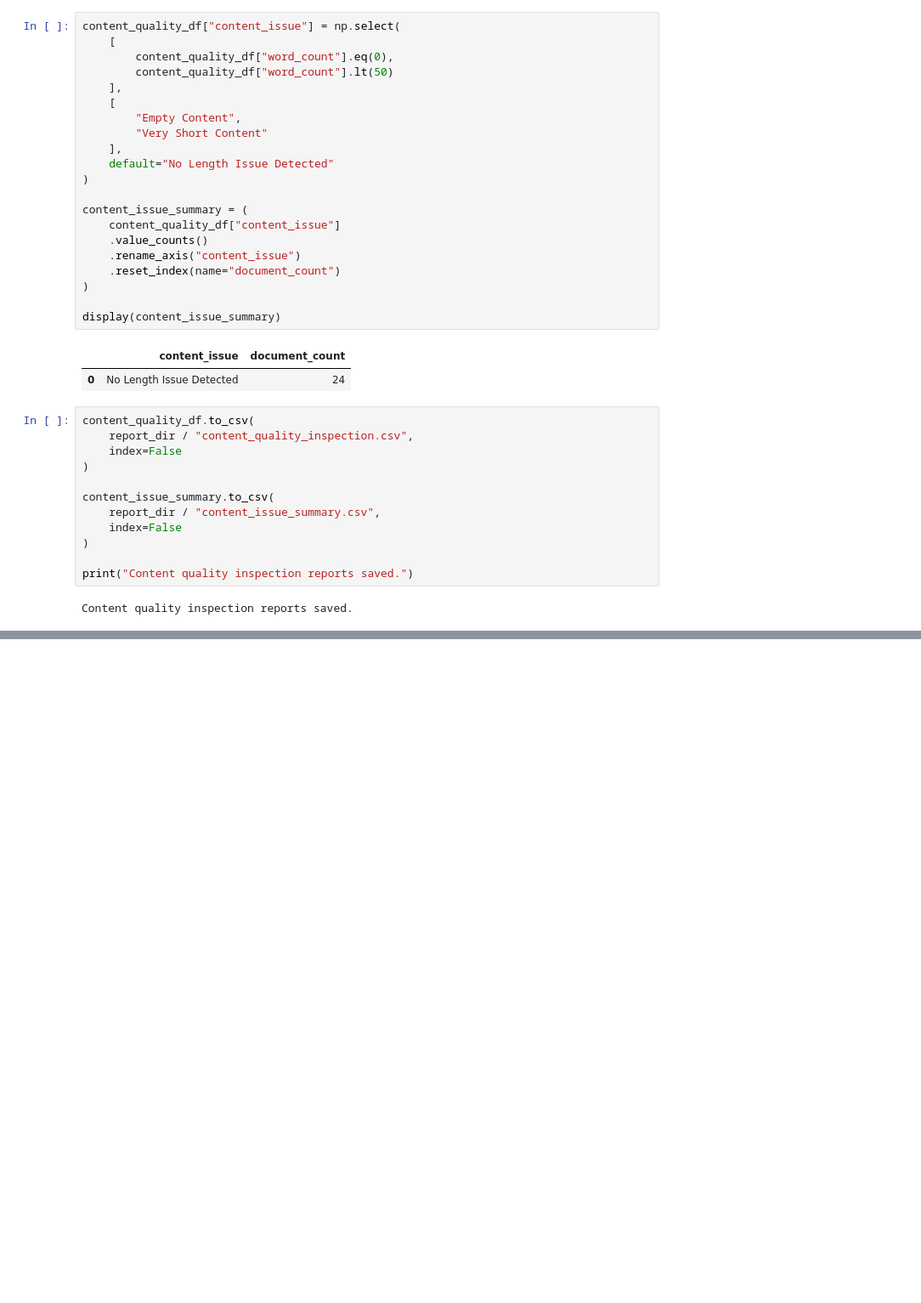
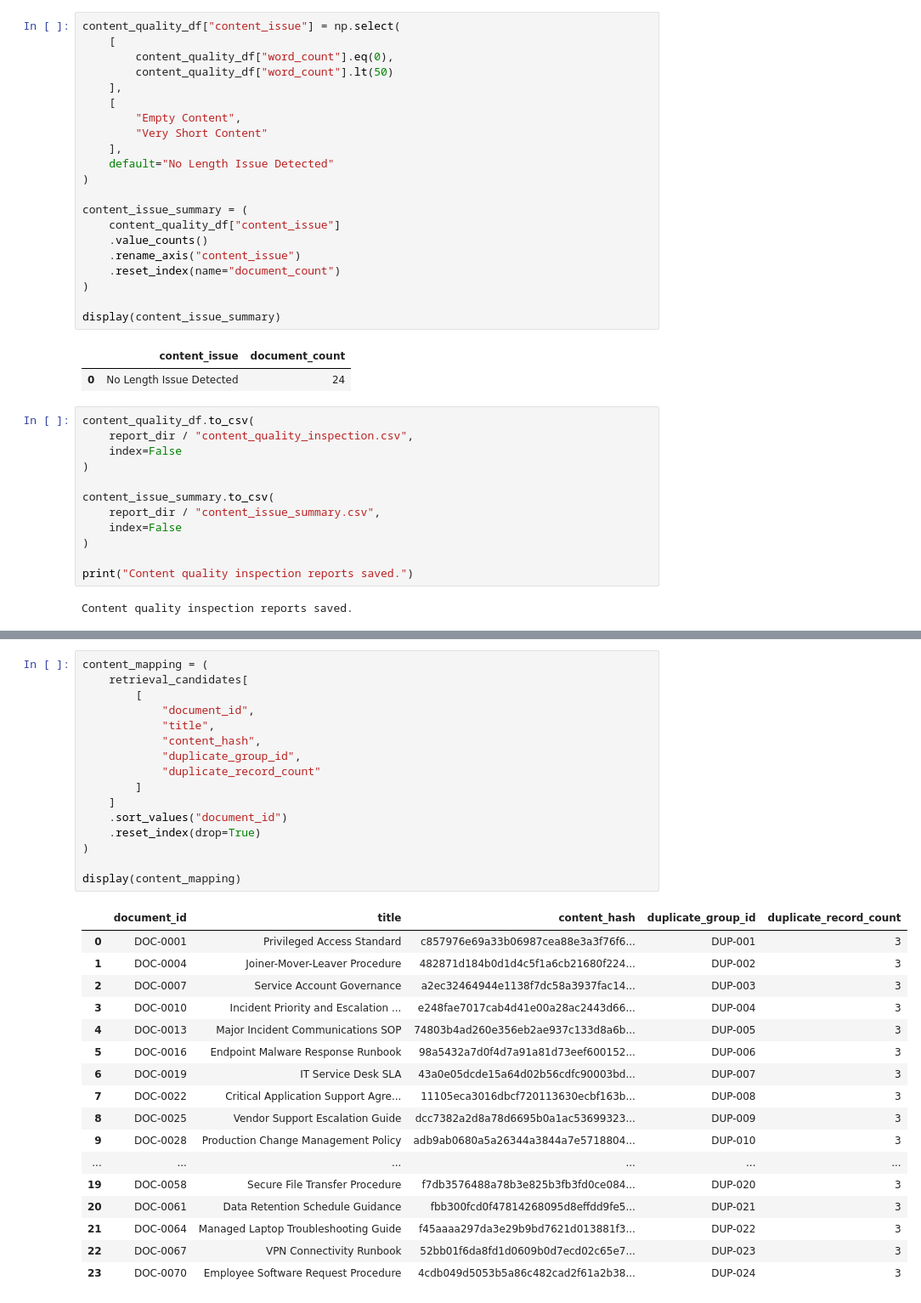
Before and after one commit to anurag-insights/RAG-Based-AI-Document-Assistant-, a Jupyter notebook: notebooks/02_Data_Cleaning.ipynb, the cells around one changed output, grey strips where cells are left out. Shown at 85% size. Saved outputs shown, nothing was run; the diff lists cells and outputs as text; blank space fills up the shorter version.

Commit message:
looked for exact duplicate content among retrieval candidates

```diff
--- a/notebooks/02_Data_Cleaning.ipynb
+++ b/notebooks/02_Data_Cleaning.ipynb
@@ -1751,0 +1789,34 @@ Content quality inspection reports saved.
+# %%
+content_mapping = (
+    retrieval_candidates[
+        [
+            "document_id",
+            "title",
+            "content_hash",
+            "duplicate_group_id",
+            "duplicate_record_count"
+        ]
+    ]
+    .sort_values("document_id")
+    .reset_index(drop=True)
+)
+
+display(content_mapping)
+# %% [output]
+|  | document_id | title | content_hash | duplicate_group_id | duplicate_record_count |
+| 0 | DOC-0001 | Privileged Access Standard | c857976e69a33b06987cea88e3a3f76f6... | DUP-001 | 3 |
+| 1 | DOC-0004 | Joiner-Mover-Leaver Procedure | 482871d184b0d1d4c5f1a6cb21680f224... | DUP-002 | 3 |
+| 2 | DOC-0007 | Service Account Governance | a2ec32464944e1138f7dc58a3937fac14... | DUP-003 | 3 |
+| 3 | DOC-0010 | Incident Priority and Escalation ... | e248fae7017cab4d41e00a28ac2443d66... | DUP-004 | 3 |
+| 4 | DOC-0013 | Major Incident Communications SOP | 74803b4ad260e356eb2ae937c133d8a6b... | DUP-005 | 3 |
+| 5 | DOC-0016 | Endpoint Malware Response Runbook | 98a5432a7d0f4d7a91a81d73eef600152... | DUP-006 | 3 |
+| 6 | DOC-0019 | IT Service Desk SLA | 43a0e05dcde15a64d02b56cdfc90003bd... | DUP-007 | 3 |
+| 7 | DOC-0022 | Critical Application Support Agre... | 11105eca3016dbcf720113630ecbf163b... | DUP-008 | 3 |
+| 8 | DOC-0025 | Vendor Support Escalation Guide | dcc7382a2d8a78d6695b0a1ac53699323... | DUP-009 | 3 |
+| 9 | DOC-0028 | Production Change Management Policy | adb9ab0680a5a26344a3844a7e5718804... | DUP-010 | 3 |
+| ... | ... | ... | ... | ... | ... |
+| 19 | DOC-0058 | Secure File Transfer Procedure | f7db3576488a78b3e825b3fb3fd0ce084... | DUP-020 | 3 |
+| 20 | DOC-0061 | Data Retention Schedule Guidance | fbb300fcd0f47814268095d8effdd9fe5... | DUP-021 | 3 |
+| 21 | DOC-0064 | Managed Laptop Troubleshooting Guide | f45aaaa297da3e29b9bd7621d013881f3... | DUP-022 | 3 |
+| 22 | DOC-0067 | VPN Connectivity Runbook | 52bb01f6da8fd1d0609b0d7ecd02c65e7... | DUP-023 | 3 |
+| 23 | DOC-0070 | Employee Software Request Procedure | 4cdb049d5053b5a86c482cad2f61a2b38... | DUP-024 | 3 |
```
Also changed, not shown: parts of 3 cells of this notebook.
